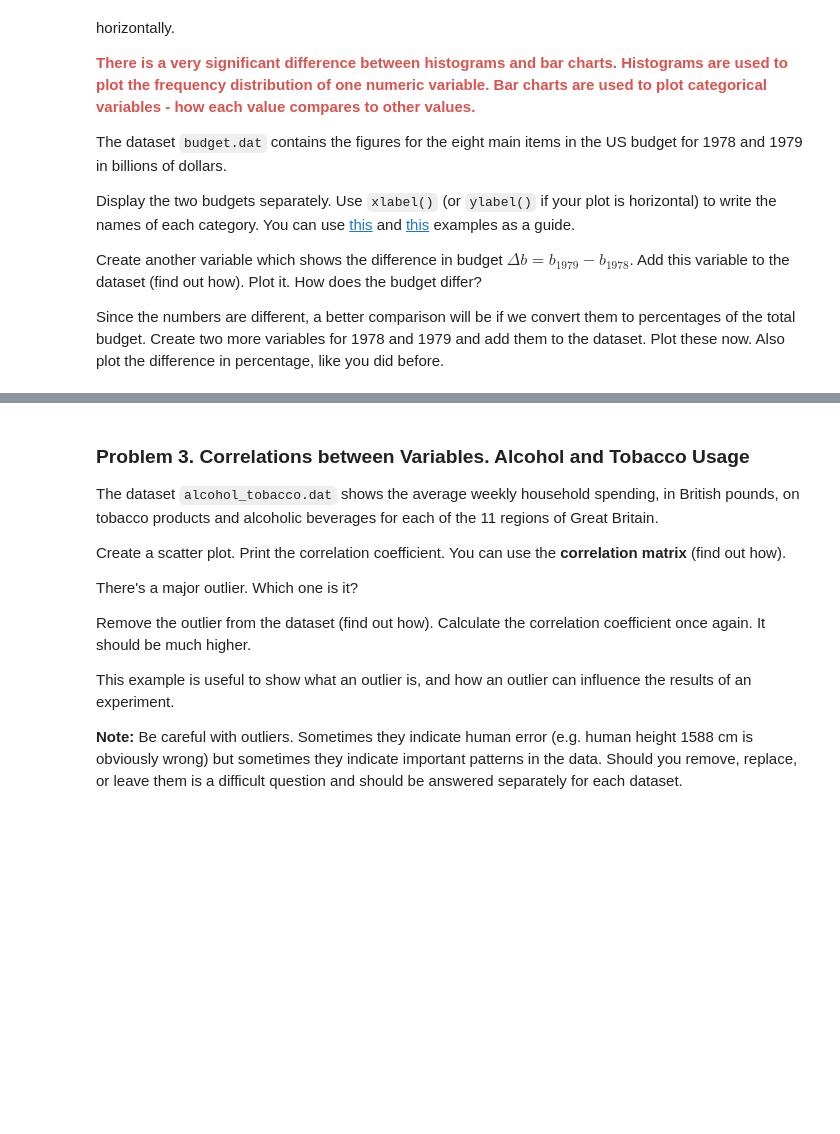
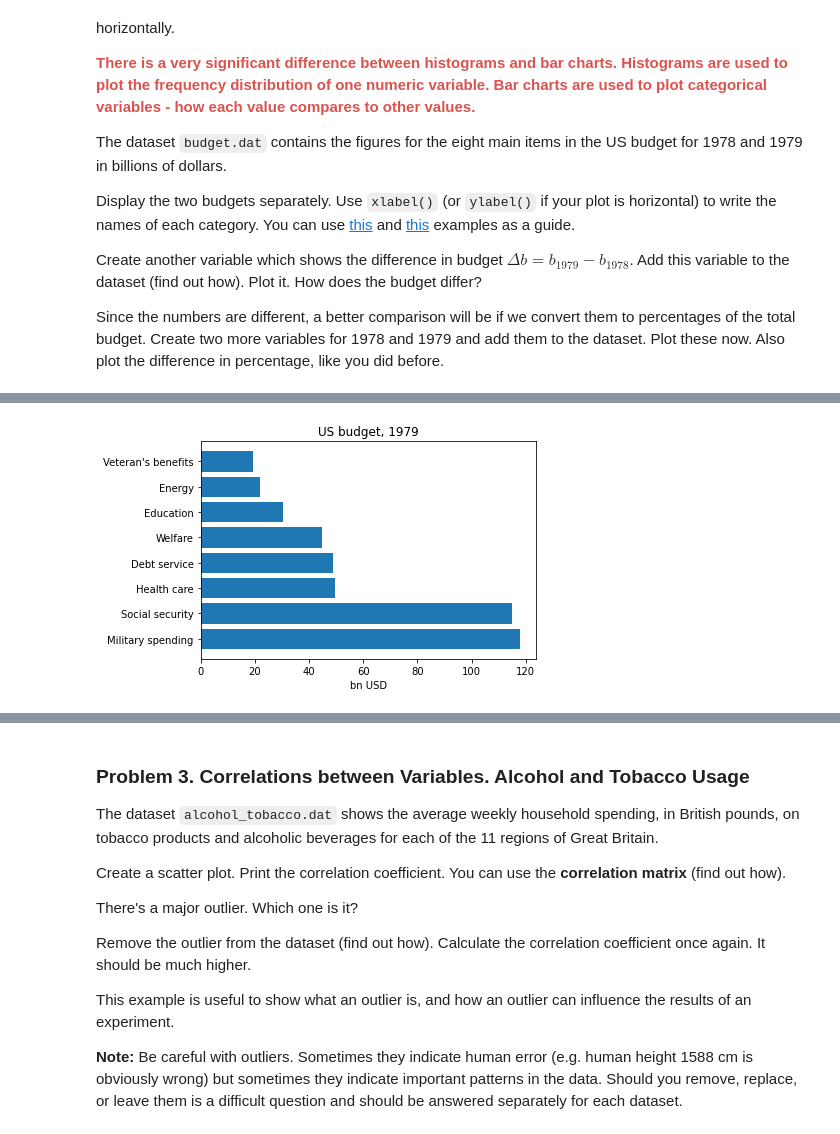
Before and after one commit to GalkaKG/Math-Concepts-for-Developers, a Jupyter notebook: 12. Exercise Statistics/Statistics Exercise.ipynb, the cells around one changed output, grey strips where cells are left out. Cells and saved outputs as stored; diff of their text form; code cells hidden in the pictures; blank space fills up the shorter version.

```diff
--- a/12. Exercise Statistics/Statistics Exercise.ipynb
+++ b/12. Exercise Statistics/Statistics Exercise.ipynb
@@ -141,0 +187,8 @@ Since the numbers are different, a better comparison will be if we convert them
+# %%
+plt.barh(budget["Category"], budget["1979"])
+
+plt.xlabel("bn USD")
+plt.title("US budget, 1979")
+plt.show()
+# %% [output]
+[figure, added]
```
Also changed, not shown: parts of 27 cells of this notebook, 1 other file.
